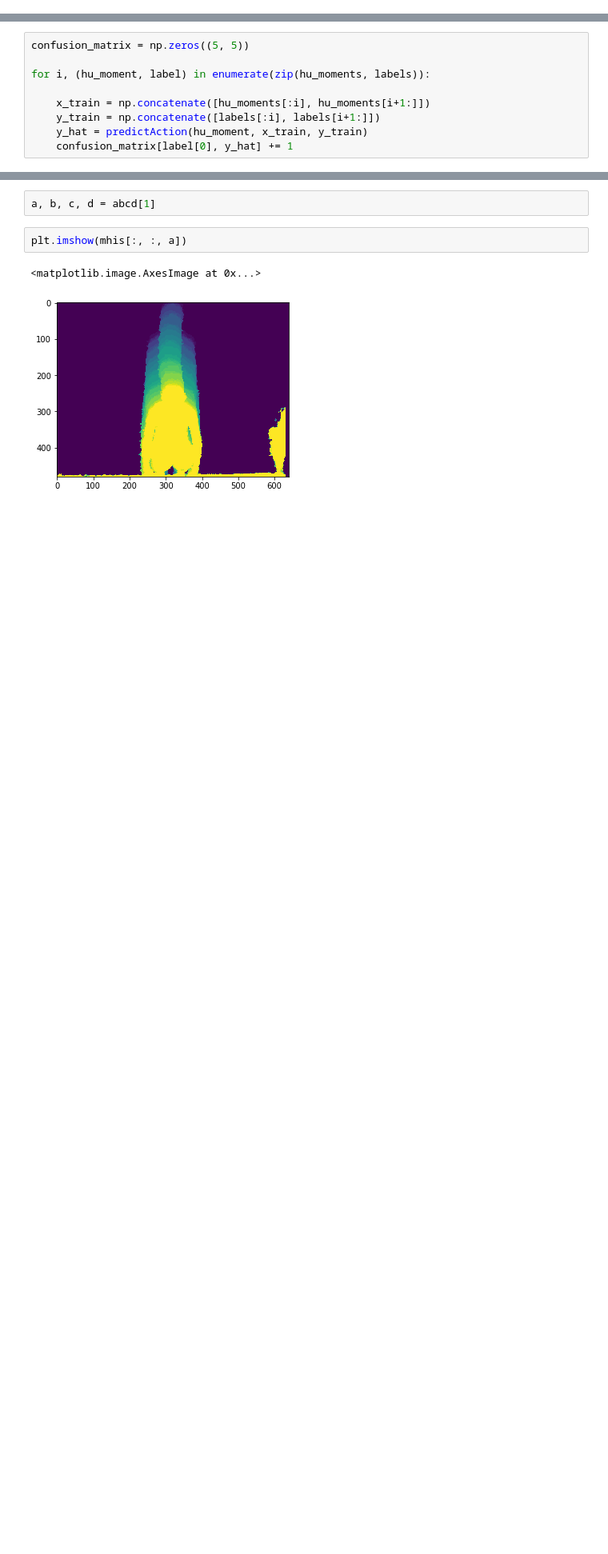
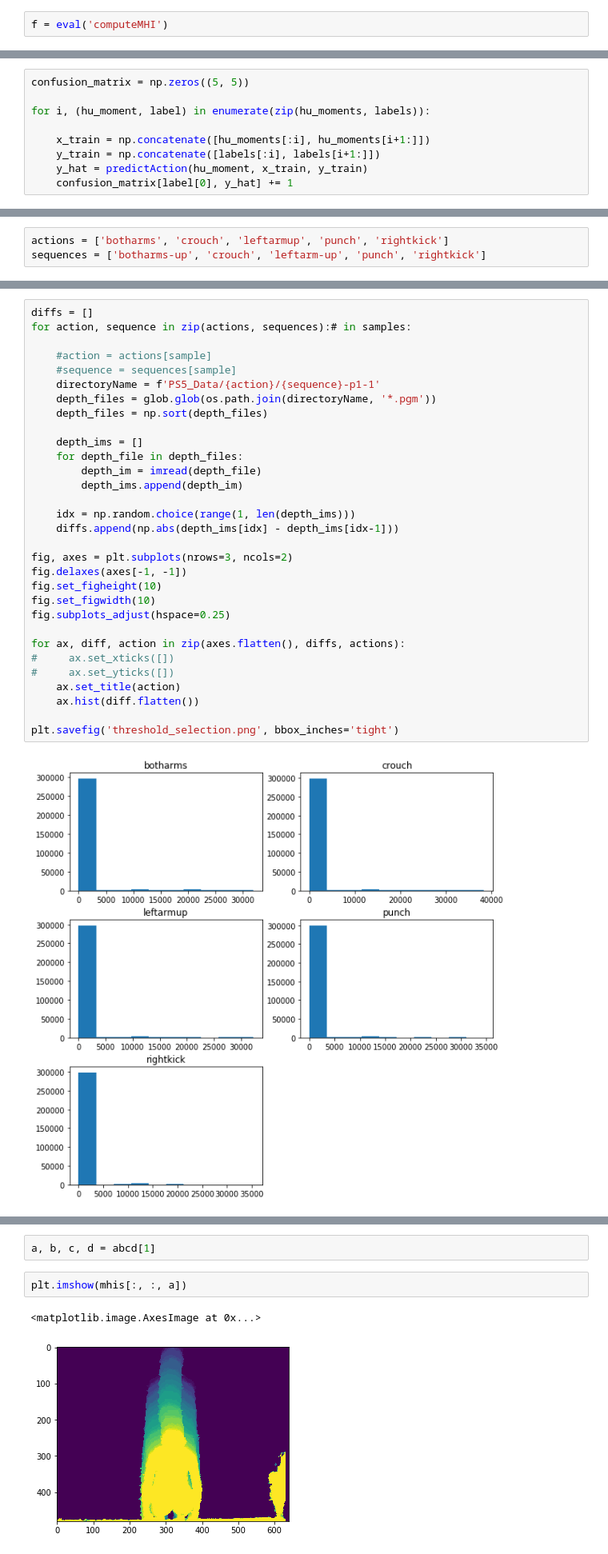
Before and after one commit to tracetidwell/cs6476, a Jupyter notebook: assignments/ps_5/PS_5.ipynb, the cells around one changed output, grey strips where cells are left out. Shown at 80% size. Saved outputs shown, nothing was run; the diff lists cells and outputs as text; blank space fills up the shorter version.

```diff
--- a/assignments/ps_5/PS_5.ipynb
+++ b/assignments/ps_5/PS_5.ipynb
@@ -25,3 +29,5 @@ abcd = {i: tuple(range(i*4, i*4+4)) for i in range(5)}
+# %%
+f = eval('computeMHI')
 # %%
 base_dir = 'PS5_Data'
 actions = ['botharms', 'crouch', 'leftarmup', 'punch', 'rightkick']
@@ -75,0 +92,3 @@ np.sum([confusion_matrix[i, i] for i in range(5)]) / np.sum(confusion_matrix)
+# %%
+actions = ['botharms', 'crouch', 'leftarmup', 'punch', 'rightkick']
+sequences = ['botharms-up', 'crouch', 'leftarm-up', 'punch', 'rightkick']
@@ -75,0 +101,33 @@ np.sum([confusion_matrix[i, i] for i in range(5)]) / np.sum(confusion_matrix)
+# %%
+diffs = []
+for action, sequence in zip(actions, sequences):# in samples:
+
+    #action = actions[sample]
+    #sequence = sequences[sample]
+    directoryName = f'PS5_Data/{action}/{sequence}-p1-1'
+    depth_files = glob.glob(os.path.join(directoryName, '*.pgm'))
+    depth_files = np.sort(depth_files)
+
+    depth_ims = []
+    for depth_file in depth_files:
+        depth_im = imread(depth_file)
+        depth_ims.append(depth_im)
+
+    idx = np.random.choice(range(1, len(depth_ims)))
+    diffs.append(np.abs(depth_ims[idx] - depth_ims[idx-1]))
+
+fig, axes = plt.subplots(nrows=3, ncols=2)
+fig.delaxes(axes[-1, -1])
+fig.set_figheight(10)
+fig.set_figwidth(10)
+fig.subplots_adjust(hspace=0.25)
+
+for ax, diff, action in zip(axes.flatten(), diffs, actions):
+#     ax.set_xticks([])
+#     ax.set_yticks([])
+    ax.set_title(action)
+    ax.hist(diff.flatten())
+
+plt.savefig('threshold_selection.png', bbox_inches='tight')
+# %% [output]
+[figure, added]
```
Also changed, not shown: parts of 22 cells of this notebook, 6 other files.
